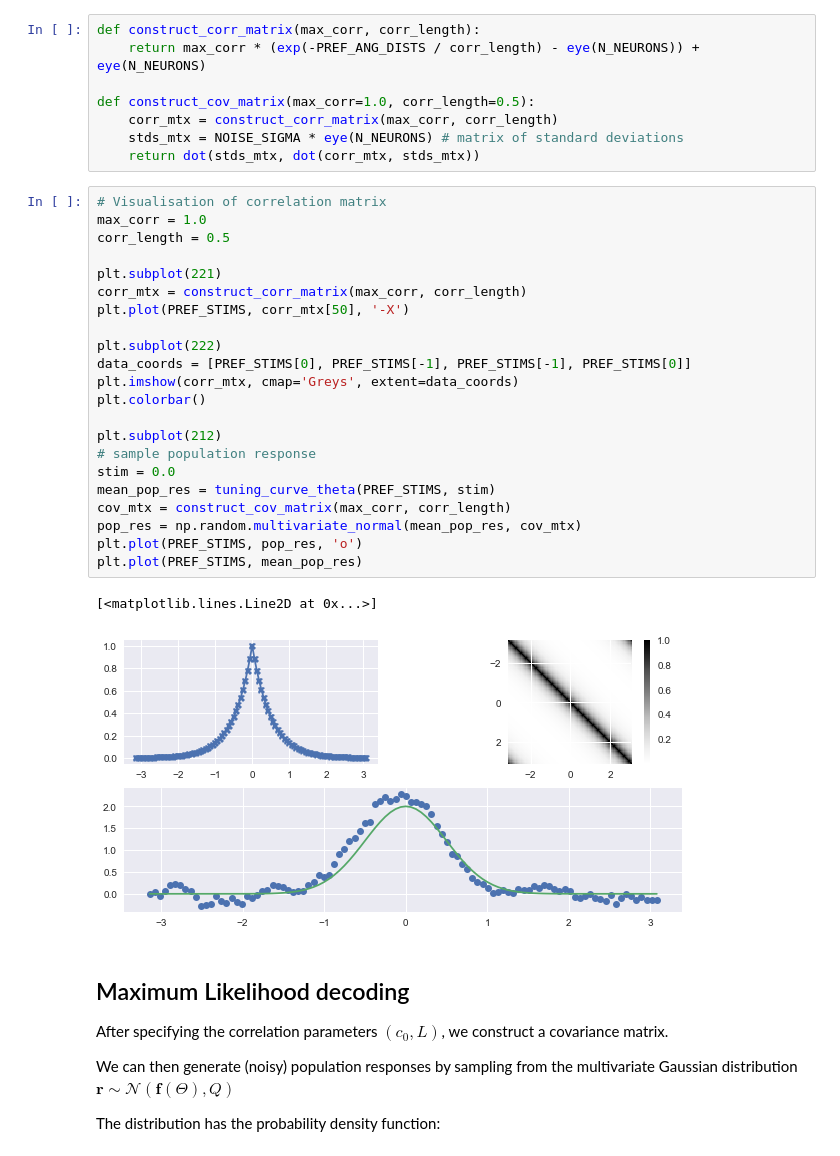
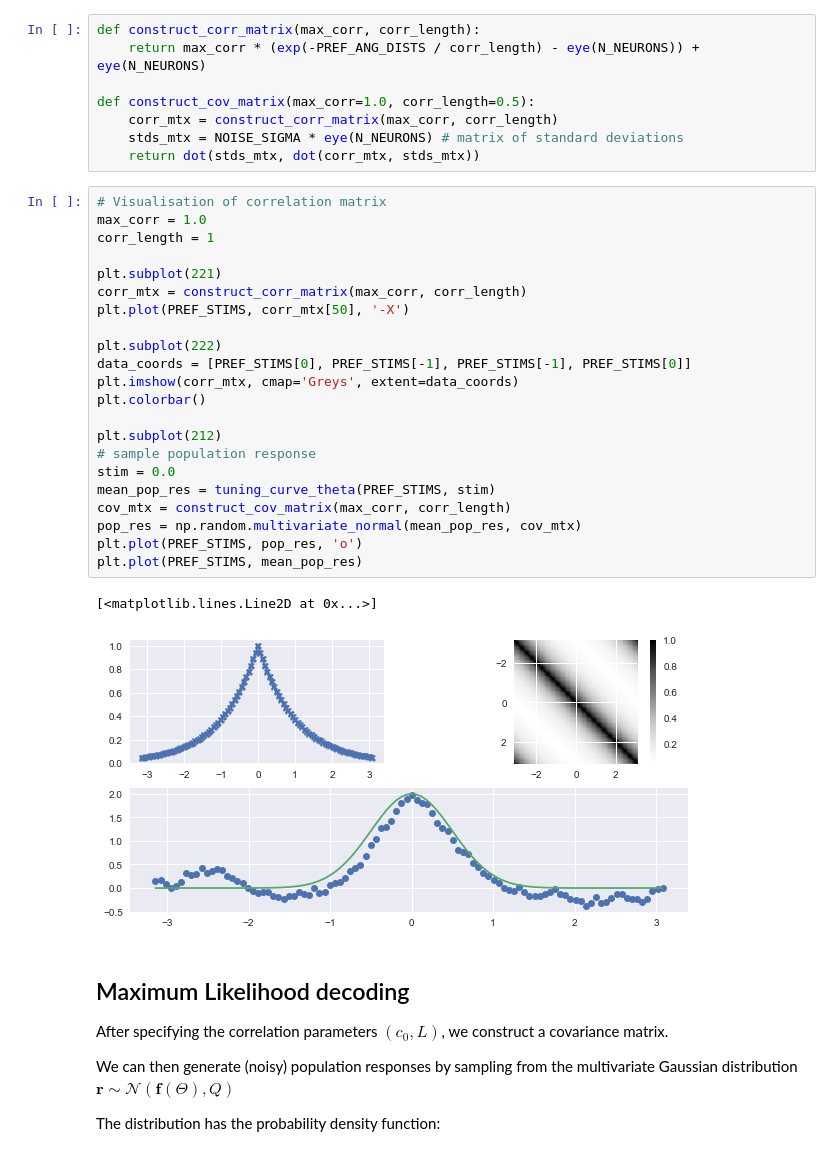
Before and after one commit to dtailor17/neural-population-codes, a Jupyter notebook: noise_correlations.ipynb, the cells around one changed output. Cells and saved outputs as stored; diff of their text form.

Commit message:
Added plots for different (c,L) corr params

```diff
--- a/noise_correlations.ipynb
+++ b/noise_correlations.ipynb
@@ -121,28 +121,28 @@ def construct_cov_matrix(max_corr=1.0, corr_length=0.5):
 # %%
 # Visualisation of correlation matrix
 max_corr = 1.0
-corr_length = 0.5
+corr_length = 1
 
 plt.subplot(221)
 corr_mtx = construct_corr_matrix(max_corr, corr_length)
 plt.plot(PREF_STIMS, corr_mtx[50], '-X')
 
 plt.subplot(222)
 data_coords = [PREF_STIMS[0], PREF_STIMS[-1], PREF_STIMS[-1], PREF_STIMS[0]]
 plt.imshow(corr_mtx, cmap='Greys', extent=data_coords)
 plt.colorbar()
 
 plt.subplot(212)
 # sample population response
 stim = 0.0
 mean_pop_res = tuning_curve_theta(PREF_STIMS, stim)
 cov_mtx = construct_cov_matrix(max_corr, corr_length)
 pop_res = np.random.multivariate_normal(mean_pop_res, cov_mtx)
 plt.plot(PREF_STIMS, pop_res, 'o')
 plt.plot(PREF_STIMS, mean_pop_res)
 # %% [output]
 [<matplotlib.lines.Line2D at 0x...>]
-[figure, old version]
+[figure, new version]
 # %% [markdown]
 ## Maximum Likelihood decoding
 
```
Also changed, not shown: parts of 13 cells of this notebook, 1 other file.
